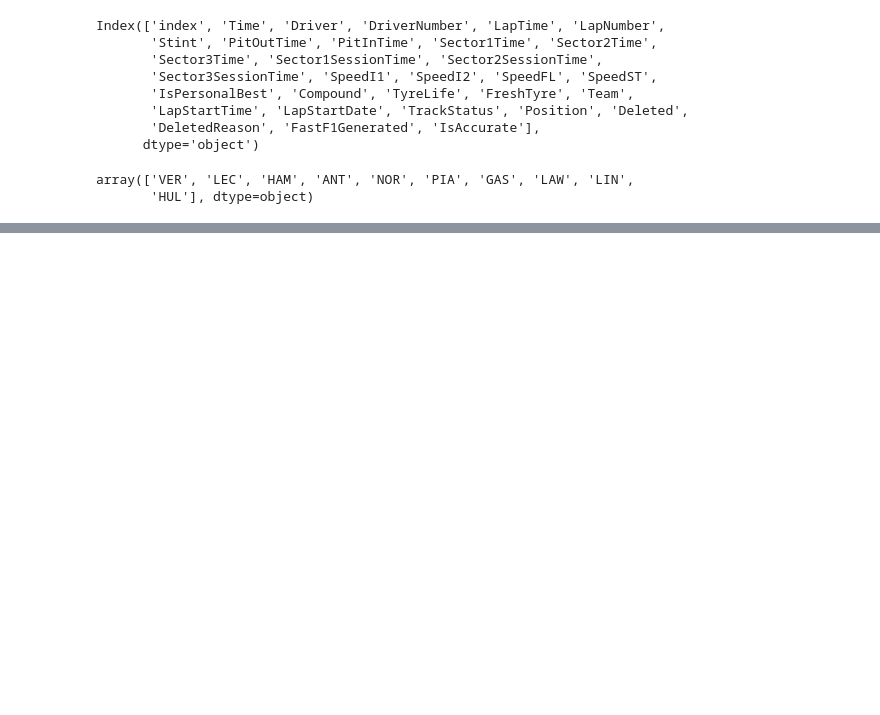
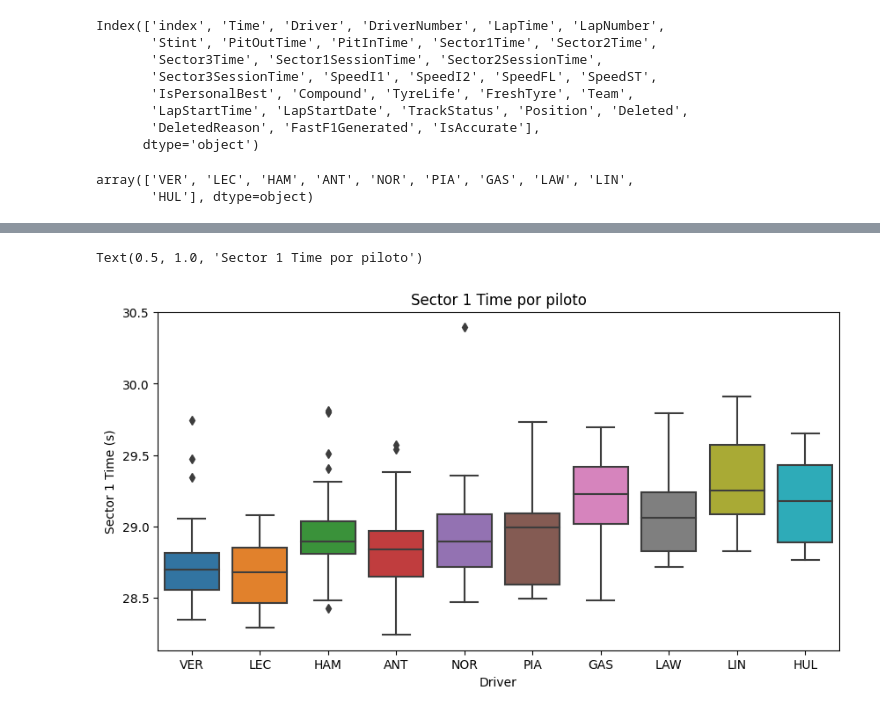
Before and after one commit to gabiru9010/analise-kpis-f1, a Jupyter notebook: Analise_KPIs_graficos_REV01.ipynb, the cells around one changed output, grey strips where cells are left out. Drawn from its saved outputs; the diff is of its cells as text; code cells hidden in the pictures; blank space fills up the shorter version.

```diff
--- a/Analise_KPIs_graficos_REV01.ipynb
+++ b/Analise_KPIs_graficos_REV01.ipynb
@@ -161,0 +185,10 @@ array(['VER', 'LEC', 'HAM', 'ANT', 'NOR', 'PIA', 'GAS', 'LAW', 'LIN',
+# %%
+fig, ax = plt.subplots(figsize=(10, 5))
+sns.boxplot(data = all_driver_laps, x='Driver', y='Sector1Time_s', ax=ax)
+
+ax.set_ylabel('Sector 1 Time (s)')
+ax.set_xlabel('Driver')
+ax.set_title('Sector 1 Time por piloto')
+# %% [output]
+Text(0.5, 1.0, 'Sector 1 Time por piloto')
+[figure, added]
```
Also changed, not shown: parts of 3 cells of this notebook.
